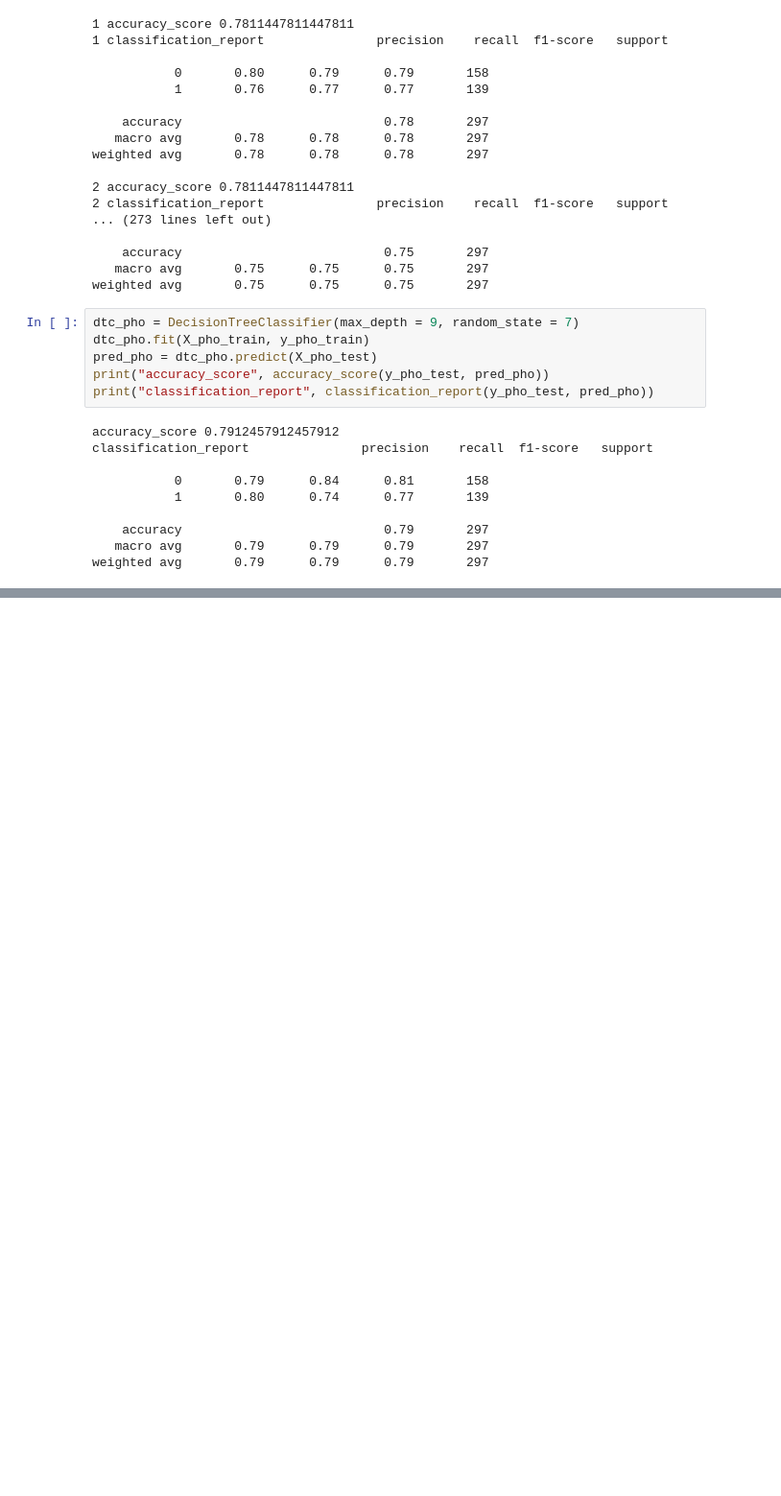
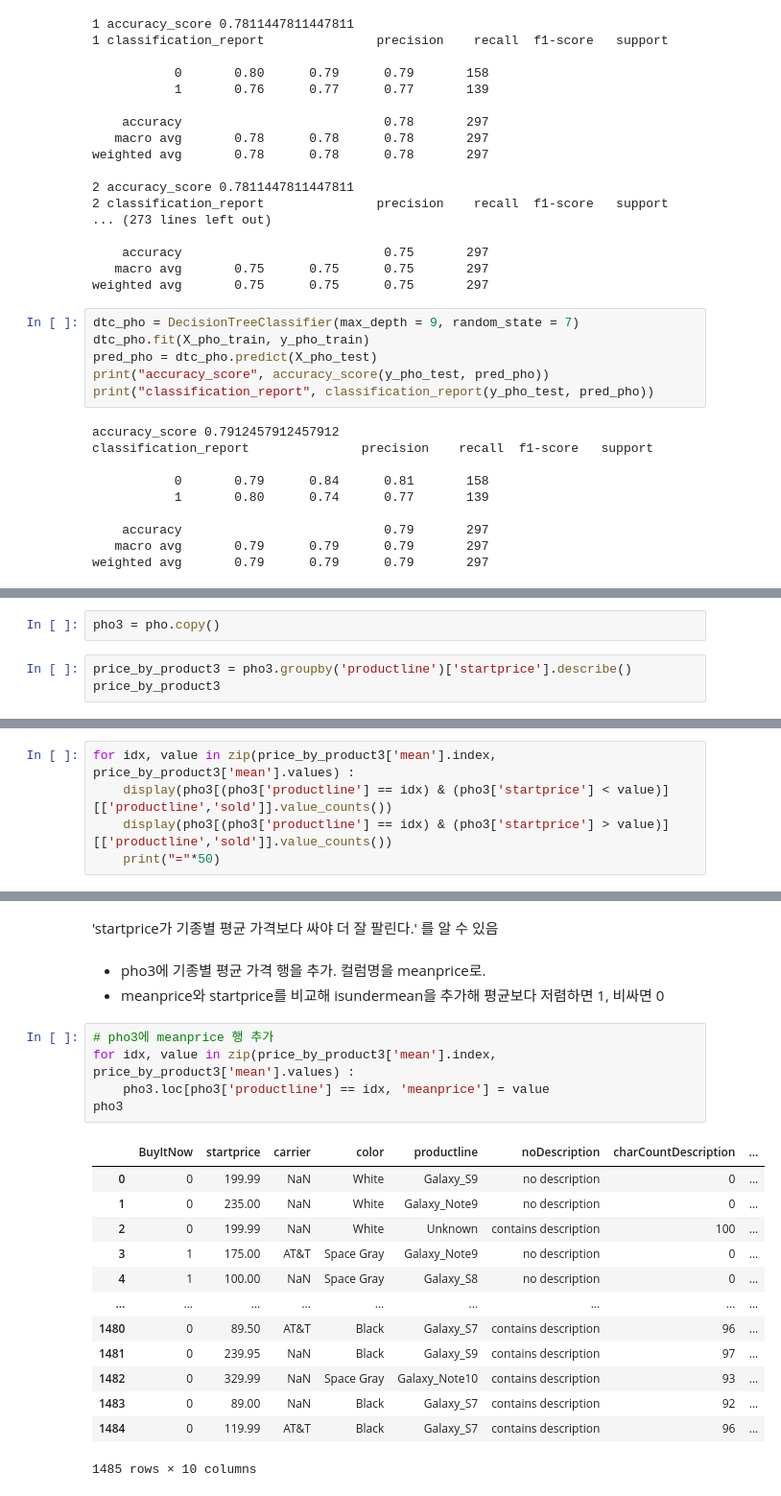
Before and after one commit to yusangsoo/Fintech_PM, a Jupyter notebook: 06_machine_learning/05_데이터분석연습_이베이_휴대폰_판매데이터_예측_의사결정나무.ipynb, the cells around one changed output, grey strips where cells are left out. Shown at 96% size. Saved outputs shown, nothing was run; the diff lists cells and outputs as text; blank space fills up the shorter version.

```diff
--- a/06_machine_learning/05_데이터분석연습_이베이_휴대폰_판매데이터_예측_의사결정나무.ipynb
+++ b/06_machine_learning/05_데이터분석연습_이베이_휴대폰_판매데이터_예측_의사결정나무.ipynb
@@ -1471,0 +1512,5 @@ weighted avg       0.79      0.79      0.79       297
+# %%
+pho3 = pho.copy()
+# %%
+price_by_product3 = pho3.groupby('productline')['startprice'].describe()
+price_by_product3
@@ -1471,0 +1550,5 @@ weighted avg       0.79      0.79      0.79       297
+# %%
+for idx, value in zip(price_by_product3['mean'].index, price_by_product3['mean'].values) :
+    display(pho3[(pho3['productline'] == idx) & (pho3['startprice'] < value)][['productline','sold']].value_counts())
+    display(pho3[(pho3['productline'] == idx) & (pho3['startprice'] > value)][['productline','sold']].value_counts())
+    print("="*50)
@@ -1471,0 +1593,24 @@ weighted avg       0.79      0.79      0.79       297
+# %% [markdown]
+'startprice가 기종별 평균 가격보다 싸야 더 잘 팔린다.' 를 알 수 있음
+# %% [markdown]
+- pho3에 기종별 평균 가격 행을 추가. 컬럼명을 meanprice로.
+- meanprice와 startprice를 비교해 isundermean을 추가해 평균보다 저렴하면 1, 비싸면 0
+# %%
+# pho3에 meanprice 행 추가
+for idx, value in zip(price_by_product3['mean'].index, price_by_product3['mean'].values) :
+    pho3.loc[pho3['productline'] == idx, 'meanprice'] = value
+pho3
+# %% [output]
+|  | BuyItNow | startprice | carrier | color | productline | noDescription | charCountDescription | ... |
+| 0 | 0 | 199.99 | NaN | White | Galaxy_S9 | no description | 0 | ... |
+| 1 | 0 | 235.00 | NaN | White | Galaxy_Note9 | no description | 0 | ... |
+| 2 | 0 | 199.99 | NaN | White | Unknown | contains description | 100 | ... |
+| 3 | 1 | 175.00 | AT&T | Space Gray | Galaxy_Note9 | no description | 0 | ... |
+| 4 | 1 | 100.00 | NaN | Space Gray | Galaxy_S8 | no description | 0 | ... |
+| ... | ... | ... | ... | ... | ... | ... | ... | ... |
+| 1480 | 0 | 89.50 | AT&T | Black | Galaxy_S7 | contains description | 96 | ... |
+| 1481 | 0 | 239.95 | NaN | Black | Galaxy_S9 | contains description | 97 | ... |
+| 1482 | 0 | 329.99 | NaN | Space Gray | Galaxy_Note10 | contains description | 93 | ... |
+| 1483 | 0 | 89.00 | NaN | Black | Galaxy_S7 | contains description | 92 | ... |
+| 1484 | 0 | 119.99 | AT&T | Black | Galaxy_S7 | contains description | 96 | ... |
+1485 rows × 10 columns
```
Also changed, not shown: parts of 29 cells of this notebook, 3 other files.
